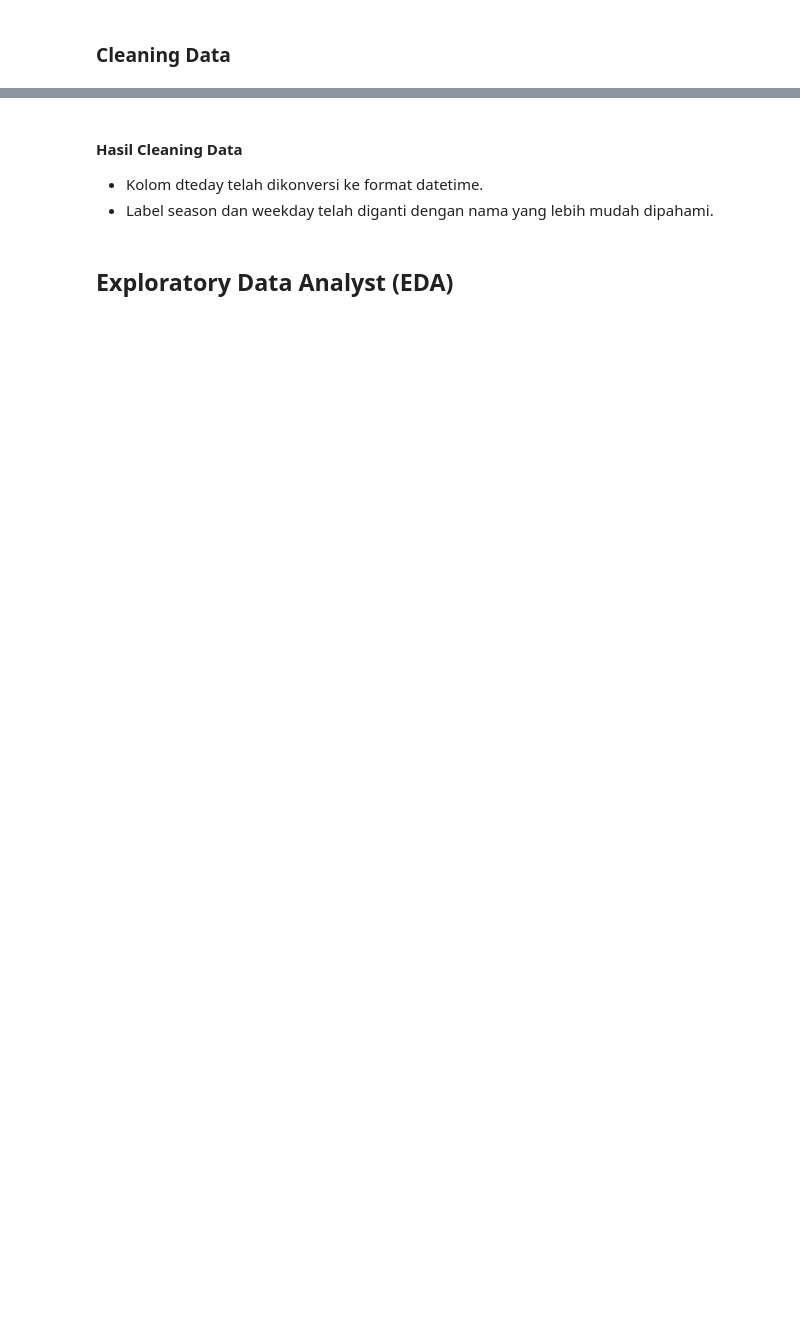
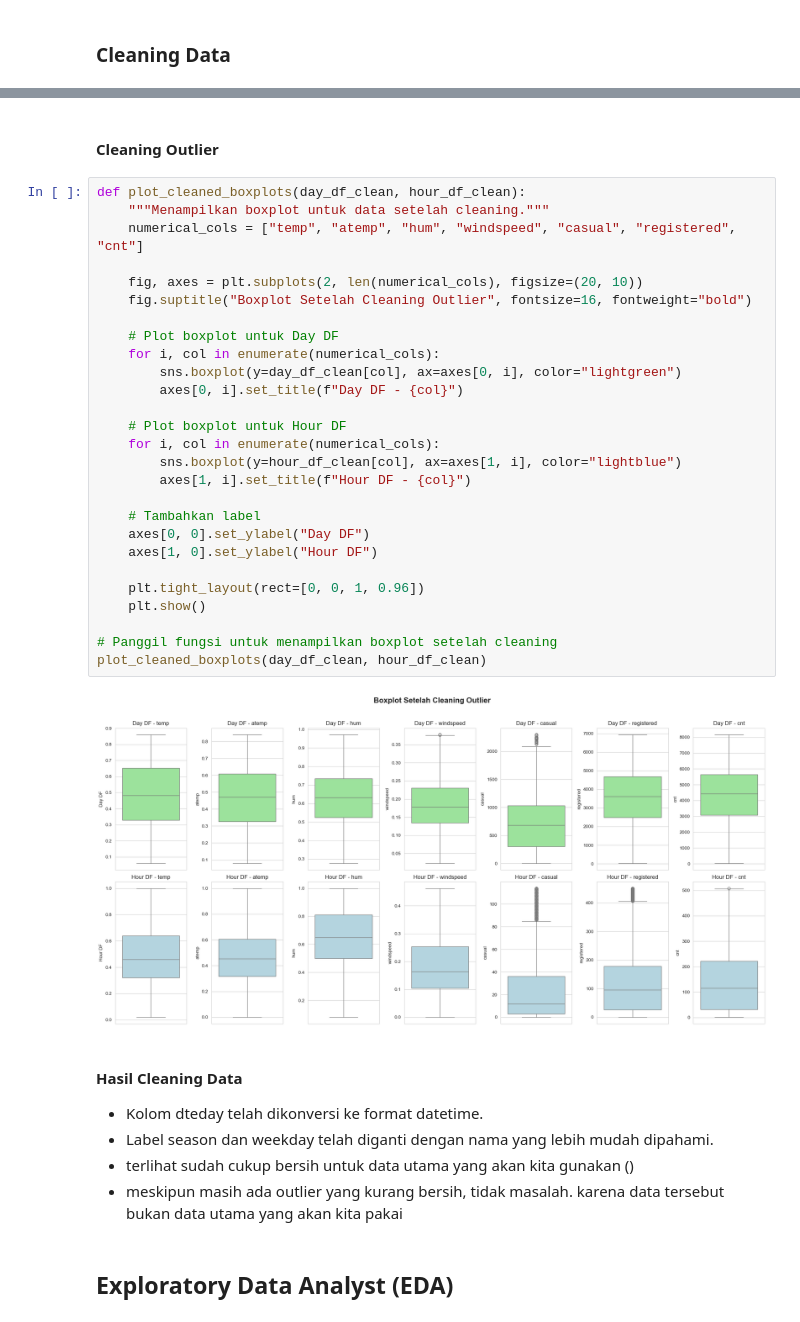
Before and after one commit to SoraIroShiro/submission, a Jupyter notebook: notebook.ipynb, the cells around one changed output, grey strips where cells are left out. Cells and saved outputs as stored; diff of their text form; blank space fills up the shorter version.

```diff
--- a/notebook.ipynb
+++ b/notebook.ipynb
@@ -298,10 +363,43 @@ Cleaning data selesai!
 2        3 2011-01-01  Spring   0     1   2        0  Saturday           0           1  0.22  0.2727  0.80        0.0       5          27   32
 3        4 2011-01-01  Spring   0     1   3        0  Saturday           0           1  0.24  0.2879  0.75        0.0       3          10   13
 4        5 2011-01-01  Spring   0     1   4        0  Saturday           0           1  0.24  0.2879  0.75        0.0       0           1    1
+# %% [markdown]
+#### Cleaning Outlier
+# %%
+def plot_cleaned_boxplots(day_df_clean, hour_df_clean):
+    """Menampilkan boxplot untuk data setelah cleaning."""
+    numerical_cols = ["temp", "atemp", "hum", "windspeed", "casual", "registered", "cnt"]
+
+    fig, axes = plt.subplots(2, len(numerical_cols), figsize=(20, 10))
+    fig.suptitle("Boxplot Setelah Cleaning Outlier", fontsize=16, fontweight="bold")
+
+    # Plot boxplot untuk Day DF
+    for i, col in enumerate(numerical_cols):
+        sns.boxplot(y=day_df_clean[col], ax=axes[0, i], color="lightgreen")
+        axes[0, i].set_title(f"Day DF - {col}")
+
+    # Plot boxplot untuk Hour DF
+    for i, col in enumerate(numerical_cols):
+        sns.boxplot(y=hour_df_clean[col], ax=axes[1, i], color="lightblue")
+        axes[1, i].set_title(f"Hour DF - {col}")
+
+    # Tambahkan label
+    axes[0, 0].set_ylabel("Day DF")
+    axes[1, 0].set_ylabel("Hour DF")
+
+    plt.tight_layout(rect=[0, 0, 1, 0.96])
+    plt.show()
+
+# Panggil fungsi untuk menampilkan boxplot setelah cleaning
+plot_cleaned_boxplots(day_df_clean, hour_df_clean)
+# %% [output]
+[figure, added]
 # %% [markdown]
 #### Hasil Cleaning Data
 
 - Kolom dteday telah dikonversi ke format datetime.
 - Label season dan weekday telah diganti dengan nama yang lebih mudah dipahami.
+- terlihat sudah cukup bersih untuk data utama yang akan kita gunakan ()
+- meskipun masih ada outlier yang kurang bersih, tidak masalah. karena data tersebut bukan data utama yang akan kita pakai
 # %% [markdown]
 ## Exploratory Data Analyst (EDA)
```
Also changed, not shown: parts of 35 cells of this notebook, 1 other file.
